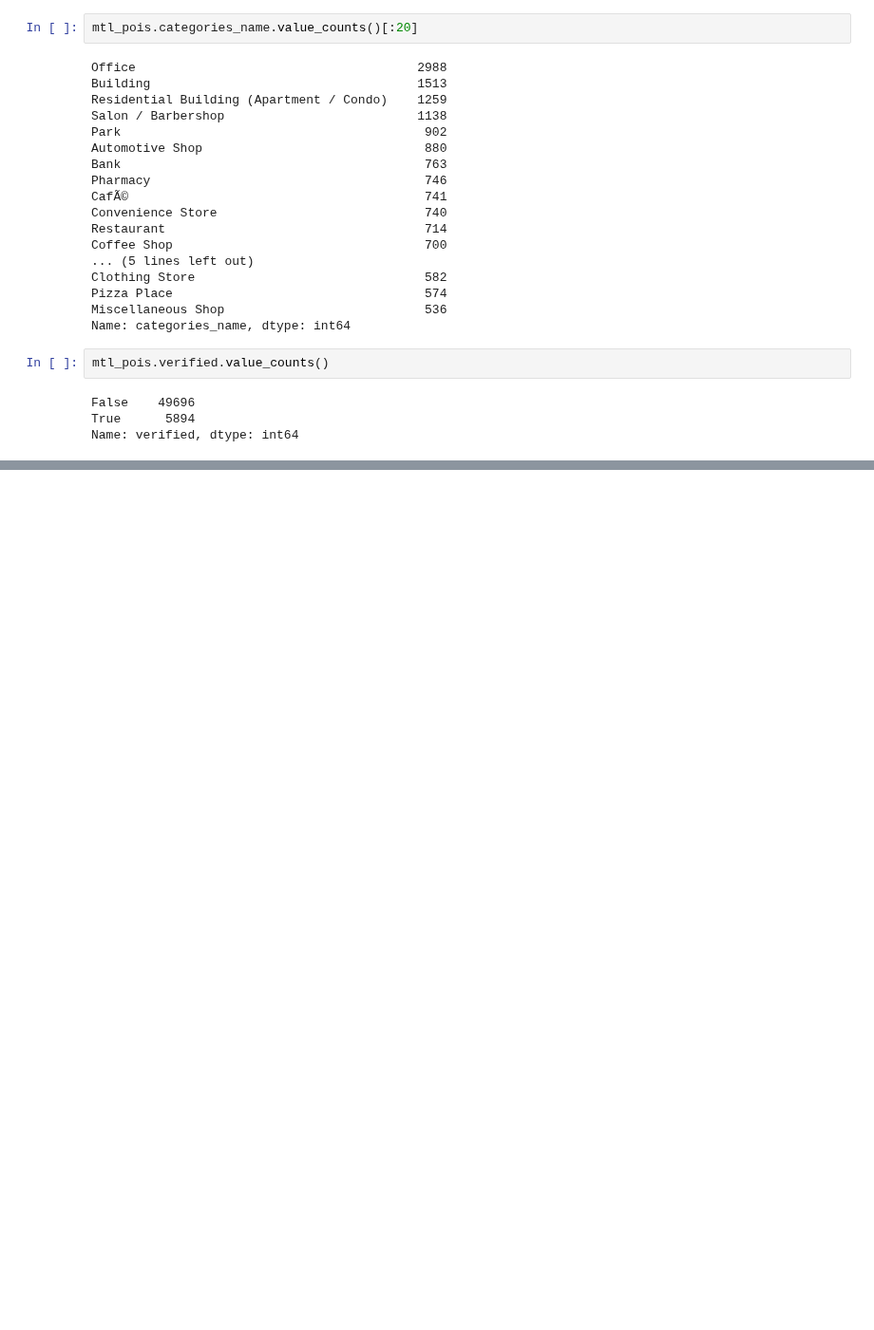
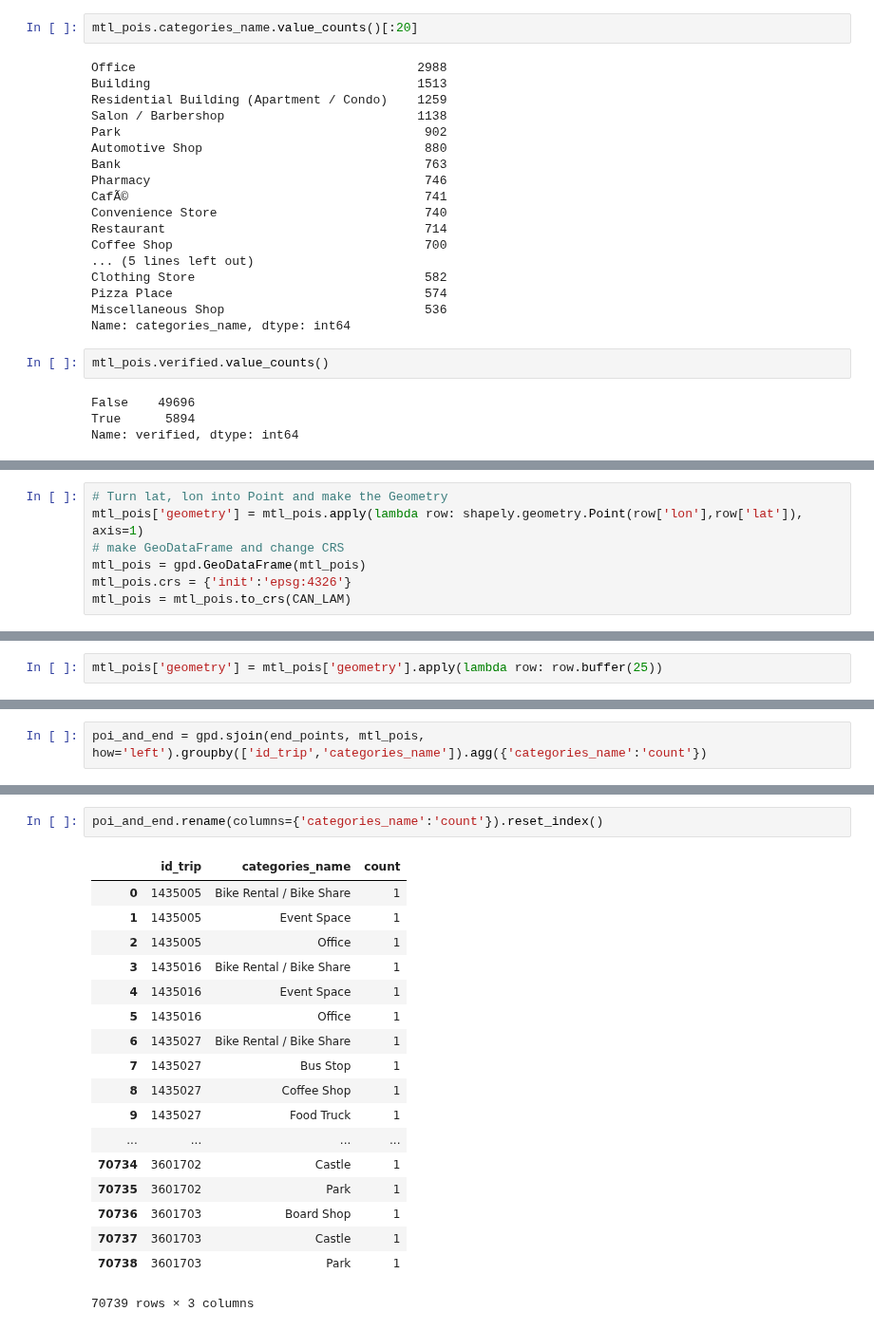
Before and after one commit to Thomasjkeel/Trip_Purpose_Classification, a Jupyter notebook: Notebooks/preprocessing/metric_creation/land_use_poi.ipynb, the cells around one changed output, grey strips where cells are left out. Shown at 95% size. Saved outputs shown, nothing was run; the diff lists cells and outputs as text; blank space fills up the shorter version.

```diff
--- a/Notebooks/preprocessing/metric_creation/land_use_poi.ipynb
+++ b/Notebooks/preprocessing/metric_creation/land_use_poi.ipynb
@@ -316 +319,8 @@ Gluten-free Restaurant      1
 Name: categories_name, Length: 316, dtype: int64
+# %%
+# Turn lat, lon into Point and make the Geometry
+mtl_pois['geometry'] = mtl_pois.apply(lambda row: shapely.geometry.Point(row['lon'],row['lat']), axis=1)
+# make GeoDataFrame and change CRS
+mtl_pois = gpd.GeoDataFrame(mtl_pois)
+mtl_pois.crs = {'init':'epsg:4326'}
+mtl_pois = mtl_pois.to_crs(CAN_LAM)
@@ -316,0 +336,2 @@ Name: categories_name, Length: 316, dtype: int64
+# %%
+mtl_pois['geometry'] = mtl_pois['geometry'].apply(lambda row: row.buffer(25))
@@ -316,0 +351,2 @@ Name: categories_name, Length: 316, dtype: int64
+# %%
+poi_and_end = gpd.sjoin(end_points, mtl_pois, how='left').groupby(['id_trip','categories_name']).agg({'categories_name':'count'})
@@ -316,0 +375,21 @@ Name: categories_name, Length: 316, dtype: int64
+# %%
+poi_and_end.rename(columns={'categories_name':'count'}).reset_index()
+# %% [output]
+|  | id_trip | categories_name | count |
+| 0 | 1435005 | Bike Rental / Bike Share | 1 |
+| 1 | 1435005 | Event Space | 1 |
+| 2 | 1435005 | Office | 1 |
+| 3 | 1435016 | Bike Rental / Bike Share | 1 |
+| 4 | 1435016 | Event Space | 1 |
+| 5 | 1435016 | Office | 1 |
+| 6 | 1435027 | Bike Rental / Bike Share | 1 |
+| 7 | 1435027 | Bus Stop | 1 |
+| 8 | 1435027 | Coffee Shop | 1 |
+| 9 | 1435027 | Food Truck | 1 |
+| ... | ... | ... | ... |
+| 70734 | 3601702 | Castle | 1 |
+| 70735 | 3601702 | Park | 1 |
+| 70736 | 3601703 | Board Shop | 1 |
+| 70737 | 3601703 | Castle | 1 |
+| 70738 | 3601703 | Park | 1 |
+70739 rows × 3 columns
```
Also changed, not shown: parts of 7 cells of this notebook.
